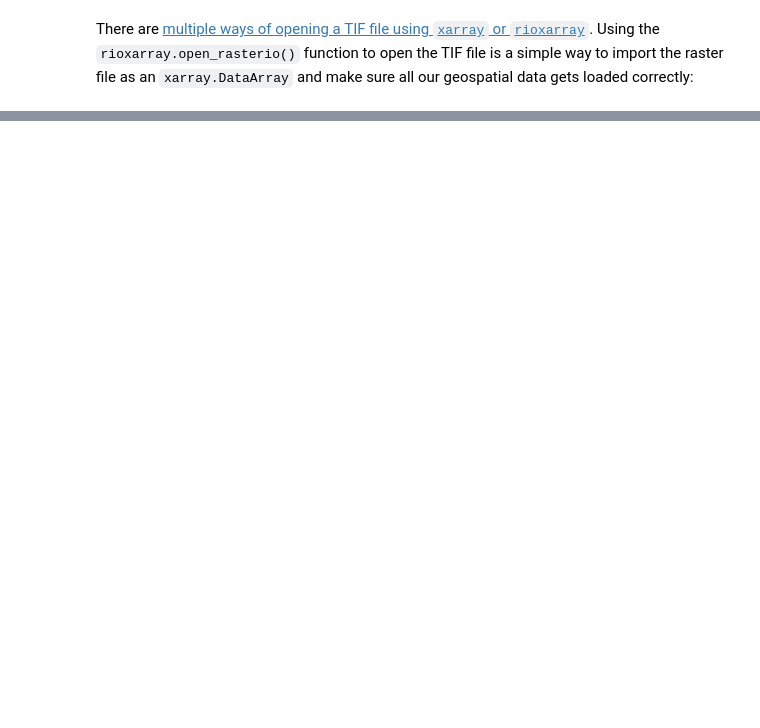
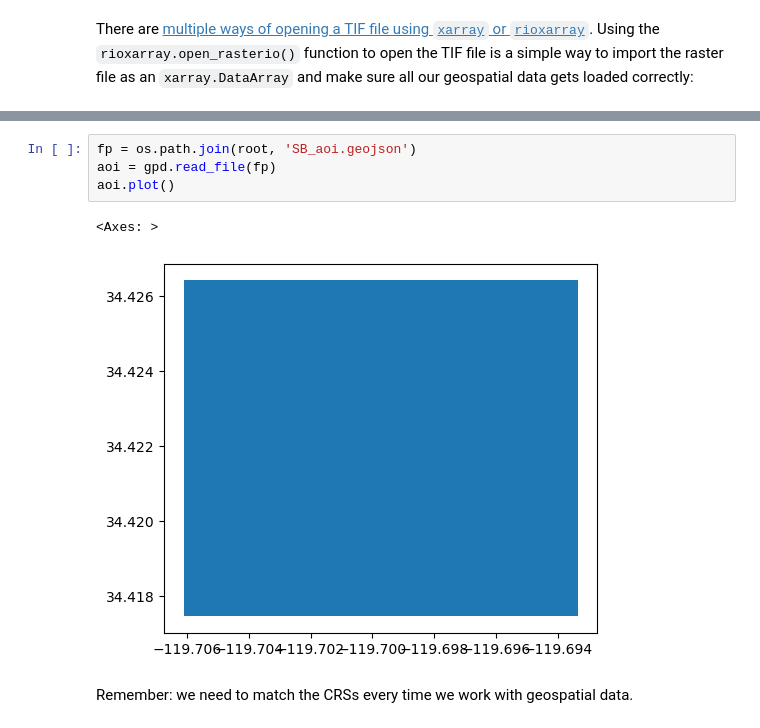
Before and after one commit to ceh58/eds220-2024-in-class, a Jupyter notebook: week-8-rioxarray-STUDENTS.ipynb, the cells around one changed output, grey strips where cells are left out. Drawn from its saved outputs; the diff is of its cells as text; blank space fills up the shorter version.

```diff
--- a/week-8-rioxarray-STUDENTS.ipynb
+++ b/week-8-rioxarray-STUDENTS.ipynb
@@ -28,0 +183,9 @@ root = os.path.join('/',
+# %%
+fp = os.path.join(root, 'SB_aoi.geojson')
+aoi = gpd.read_file(fp)
+aoi.plot()
+# %% [output]
+<Axes: >
+[figure, added]
+# %% [markdown]
+Remember: we need to match the CRSs every time we work with geospatial data.
```
Also changed, not shown: parts of 29 cells of this notebook.
